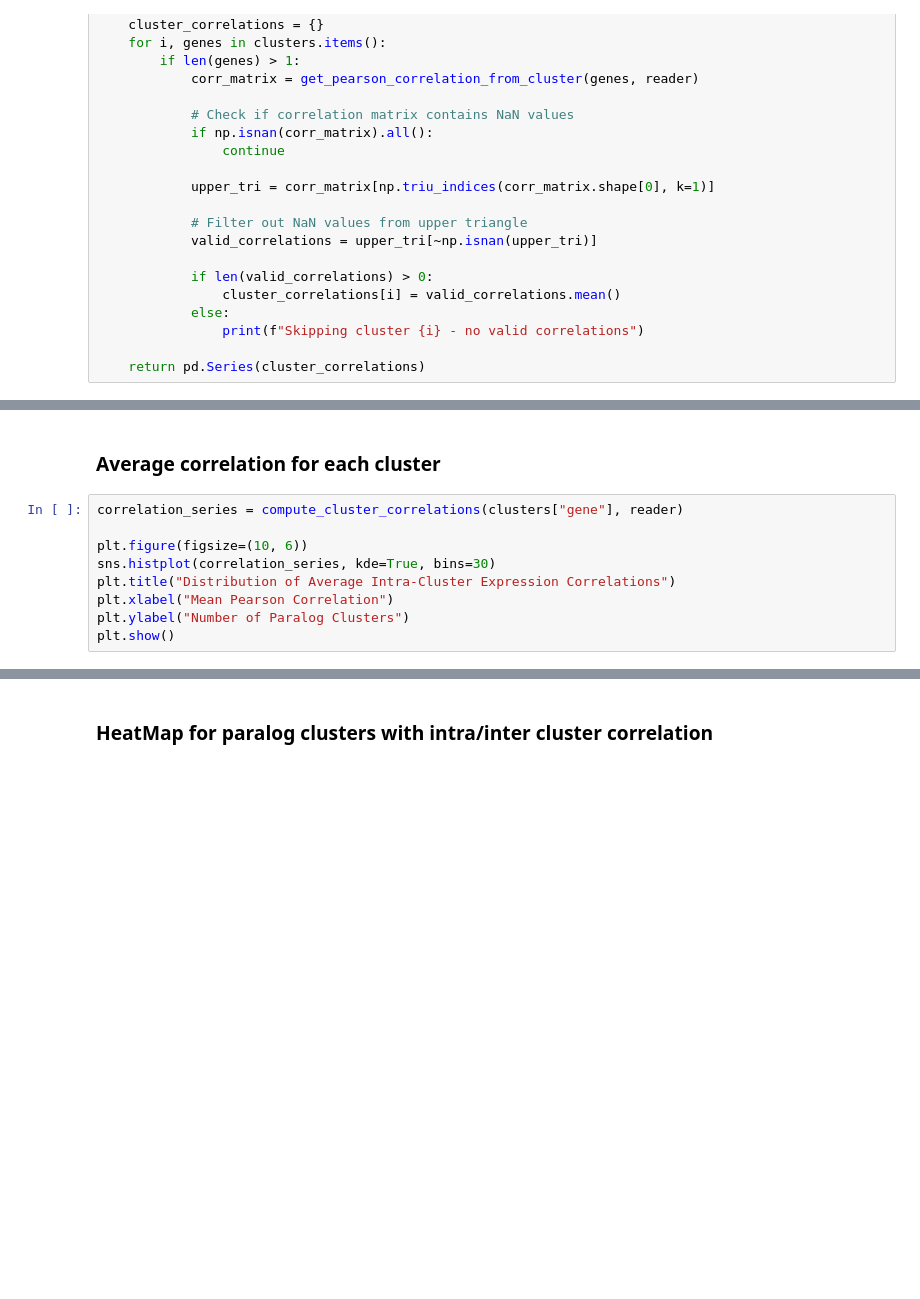
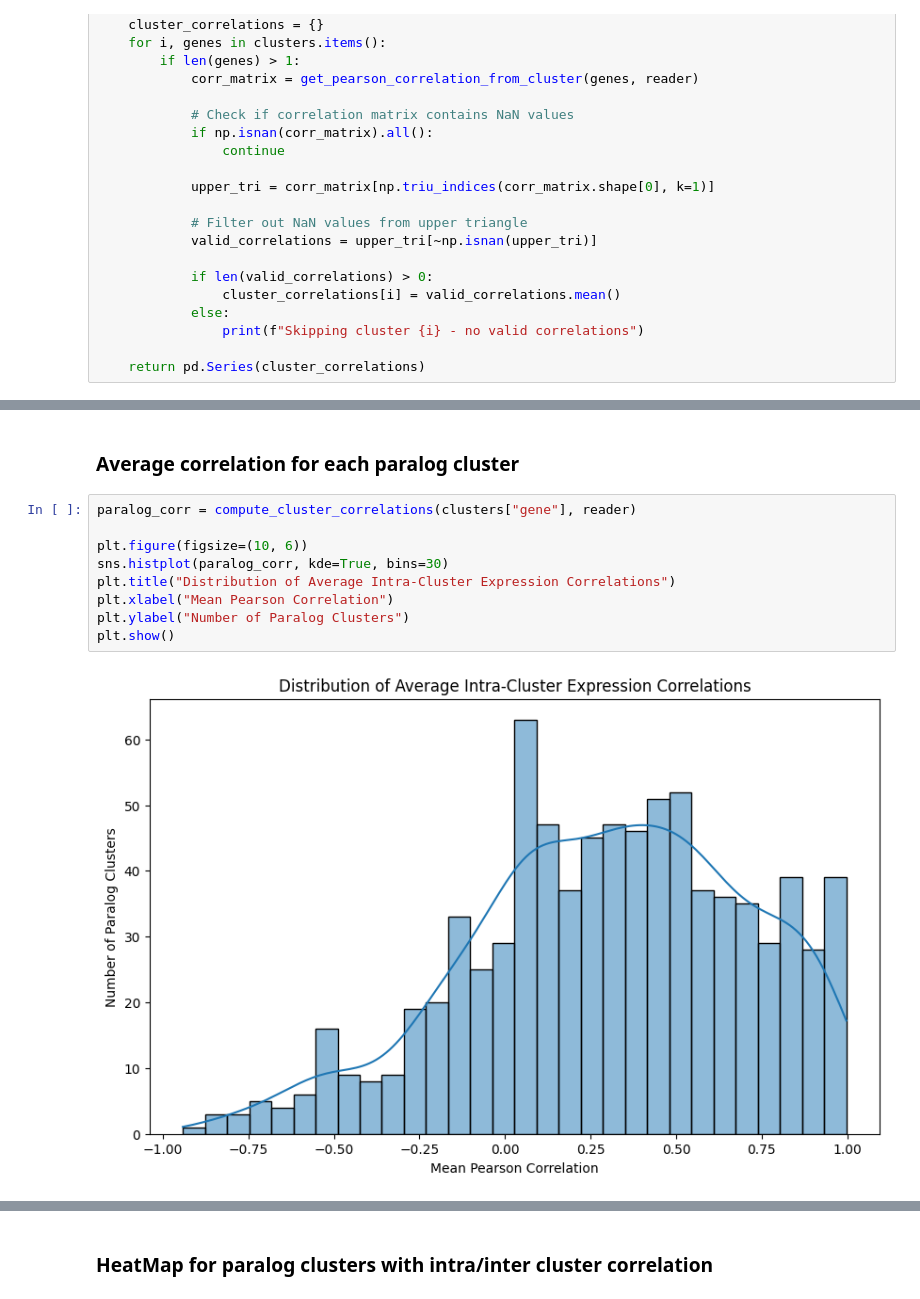
Before and after one commit to realhexiheng/ml4rg2025, a Jupyter notebook: notebooks/paralog_analysis.ipynb, the cells around one changed output, grey strips where cells are left out. Drawn from its saved outputs; the diff is of its cells as text; blank space fills up the shorter version.

```diff
--- a/notebooks/paralog_analysis.ipynb
+++ b/notebooks/paralog_analysis.ipynb
@@ -293,13 +328,15 @@ def visualize_comprehensive_cluster_heatmap(
         cluster_genes = clusters[cluster_id]
         print(f"  {i:2d}. Cluster {cluster_id}: {corr_val:.3f} - {cluster_genes}")
 # %% [markdown]
-### Average correlation for each cluster
+### Average correlation for each paralog cluster
 # %%
-correlation_series = compute_cluster_correlations(clusters["gene"], reader)
+paralog_corr = compute_cluster_correlations(clusters["gene"], reader)
 
 plt.figure(figsize=(10, 6))
-sns.histplot(correlation_series, kde=True, bins=30)
+sns.histplot(paralog_corr, kde=True, bins=30)
 plt.title("Distribution of Average Intra-Cluster Expression Correlations")
 plt.xlabel("Mean Pearson Correlation")
 plt.ylabel("Number of Paralog Clusters")
 plt.show()
+# %% [output]
+[figure, added]
```
Also changed, not shown: parts of 17 cells of this notebook.
